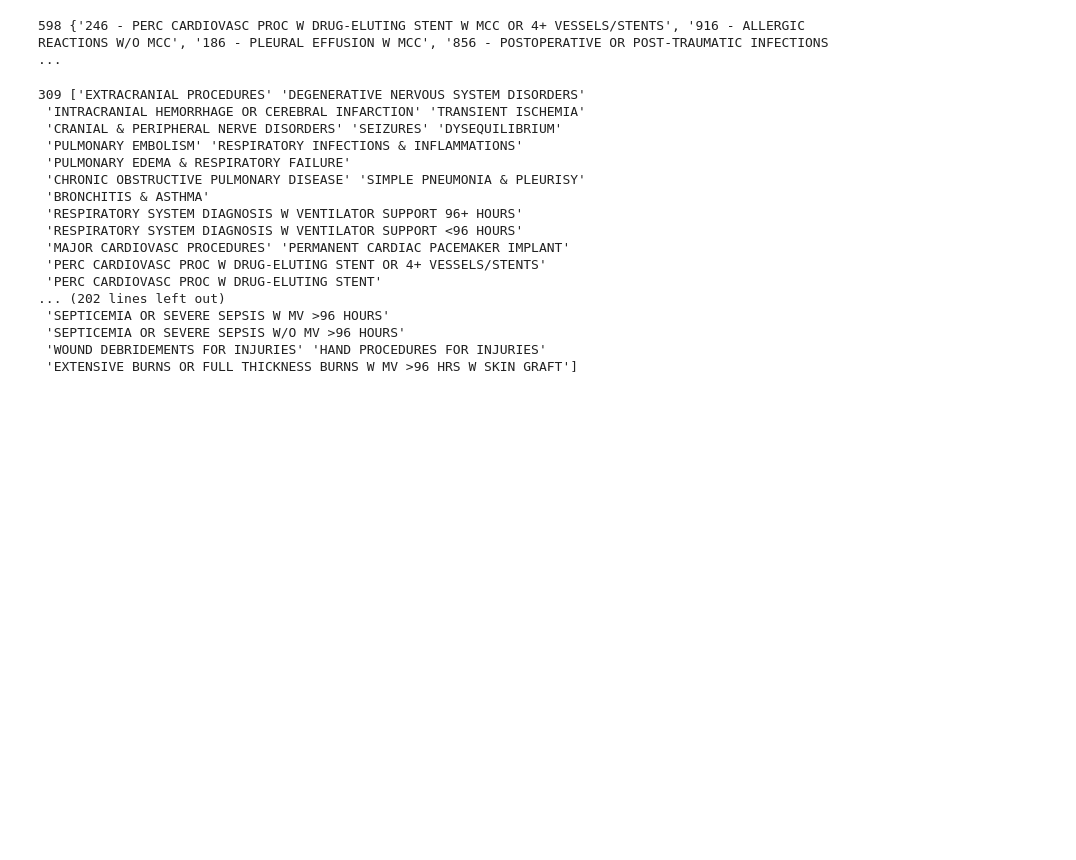
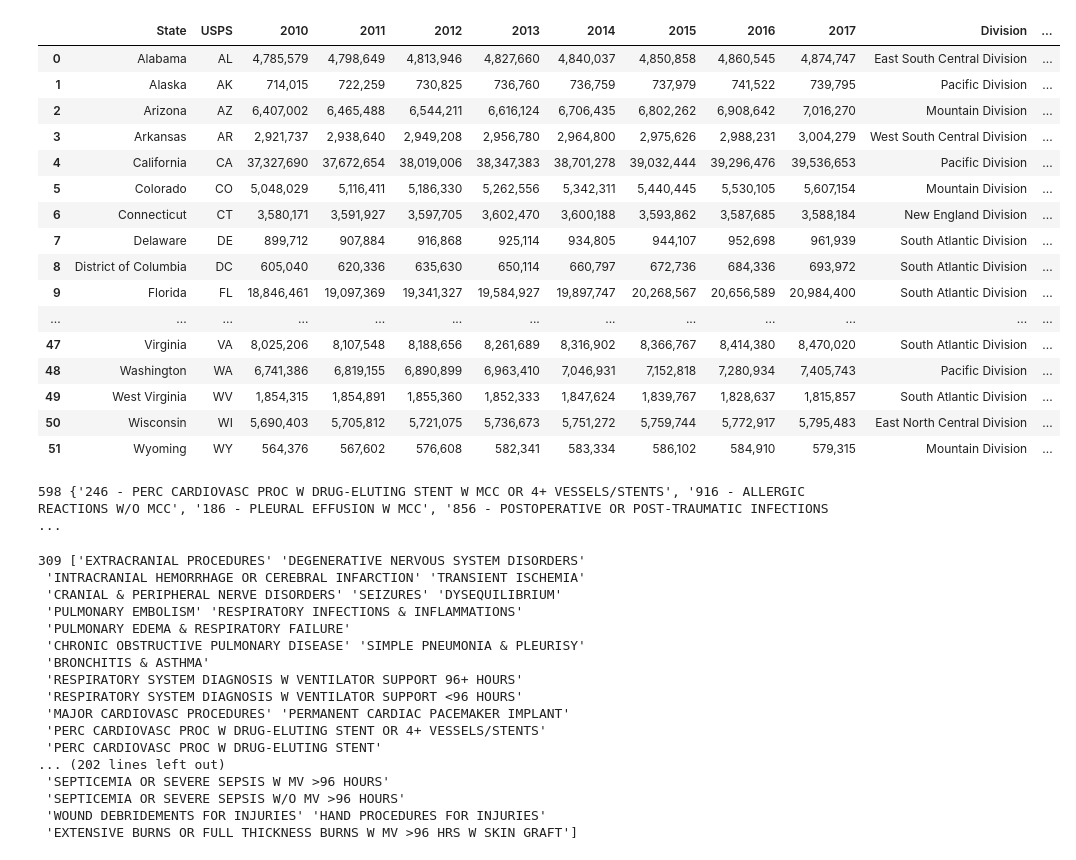
Before and after one commit to connelb/NU-Bootcamp-Project-1, a Jupyter notebook: notebook/data_exploration.ipynb, the cells around one changed output. Drawn from its saved outputs; the diff is of its cells as text; code cells hidden in the pictures; blank space fills up the shorter version.

```diff
--- a/notebook/data_exploration.ipynb
+++ b/notebook/data_exploration.ipynb
@@ -10,6 +10,9 @@ csv_path_2012 = "../data/Medicare_Provider_Charge_Inpatient_DRG100_FY2012.csv"
 csv_path_2013 = "../data/Medicare_Provider_Charge_Inpatient_DRG100_FY2013.csv"
 csv_path_2014 = "../data/Medicare_Provider_Charge_Inpatient_DRGALL_FY2014.csv"
 csv_path_2015 = "../data/Medicare_Provider_Charge_Inpatient_DRGALL_FY2015.csv"
+
+population_path = "../data/NST-EST2017-01.csv"
+df_pop = pd.read_csv(population_path)
 
 # Read our data into pandas
 df_2011 = pd.read_csv(csv_path_2011)
@@ -24,6 +27,26 @@ df_2015 = pd.read_csv(csv_path_2015)
 df_2015['year'] = '2015'
 
 df = pd.concat([df_2011,df_2012,df_2013,df_2014,df_2015])
+# %%
+df_pop
+# %% [output]
+|  | State | USPS | 2010 | 2011 | 2012 | 2013 | 2014 | 2015 | 2016 | 2017 | Division | ... |
+| 0 | Alabama | AL | 4,785,579 | 4,798,649 | 4,813,946 | 4,827,660 | 4,840,037 | 4,850,858 | 4,860,545 | 4,874,747 | East South Central Division | ... |
+| 1 | Alaska | AK | 714,015 | 722,259 | 730,825 | 736,760 | 736,759 | 737,979 | 741,522 | 739,795 | Pacific Division | ... |
+| 2 | Arizona | AZ | 6,407,002 | 6,465,488 | 6,544,211 | 6,616,124 | 6,706,435 | 6,802,262 | 6,908,642 | 7,016,270 | Mountain Division | ... |
+| 3 | Arkansas | AR | 2,921,737 | 2,938,640 | 2,949,208 | 2,956,780 | 2,964,800 | 2,975,626 | 2,988,231 | 3,004,279 | West South Central Division | ... |
+| 4 | California | CA | 37,327,690 | 37,672,654 | 38,019,006 | 38,347,383 | 38,701,278 | 39,032,444 | 39,296,476 | 39,536,653 | Pacific Division | ... |
+| 5 | Colorado | CO | 5,048,029 | 5,116,411 | 5,186,330 | 5,262,556 | 5,342,311 | 5,440,445 | 5,530,105 | 5,607,154 | Mountain Division | ... |
+| 6 | Connecticut | CT | 3,580,171 | 3,591,927 | 3,597,705 | 3,602,470 | 3,600,188 | 3,593,862 | 3,587,685 | 3,588,184 | New England Division | ... |
+| 7 | Delaware | DE | 899,712 | 907,884 | 916,868 | 925,114 | 934,805 | 944,107 | 952,698 | 961,939 | South Atlantic Division | ... |
+| 8 | District of Columbia | DC | 605,040 | 620,336 | 635,630 | 650,114 | 660,797 | 672,736 | 684,336 | 693,972 | South Atlantic Division | ... |
+| 9 | Florida | FL | 18,846,461 | 19,097,369 | 19,341,327 | 19,584,927 | 19,897,747 | 20,268,567 | 20,656,589 | 20,984,400 | South Atlantic Division | ... |
+| ... | ... | ... | ... | ... | ... | ... | ... | ... | ... | ... | ... | ... |
+| 47 | Virginia | VA | 8,025,206 | 8,107,548 | 8,188,656 | 8,261,689 | 8,316,902 | 8,366,767 | 8,414,380 | 8,470,020 | South Atlantic Division | ... |
+| 48 | Washington | WA | 6,741,386 | 6,819,155 | 6,890,899 | 6,963,410 | 7,046,931 | 7,152,818 | 7,280,934 | 7,405,743 | Pacific Division | ... |
+| 49 | West Virginia | WV | 1,854,315 | 1,854,891 | 1,855,360 | 1,852,333 | 1,847,624 | 1,839,767 | 1,828,637 | 1,815,857 | South Atlantic Division | ... |
+| 50 | Wisconsin | WI | 5,690,403 | 5,705,812 | 5,721,075 | 5,736,673 | 5,751,272 | 5,759,744 | 5,772,917 | 5,795,483 | East North Central Division | ... |
+| 51 | Wyoming | WY | 564,376 | 567,602 | 576,608 | 582,341 | 583,334 | 586,102 | 584,910 | 579,315 | Mountain Division | ... |
 # %%
 # just to show original DRGs
 drg_titles = set(df['DRG Definition'].unique())
```
Also changed, not shown: parts of 4 cells of this notebook, 1 other file.
